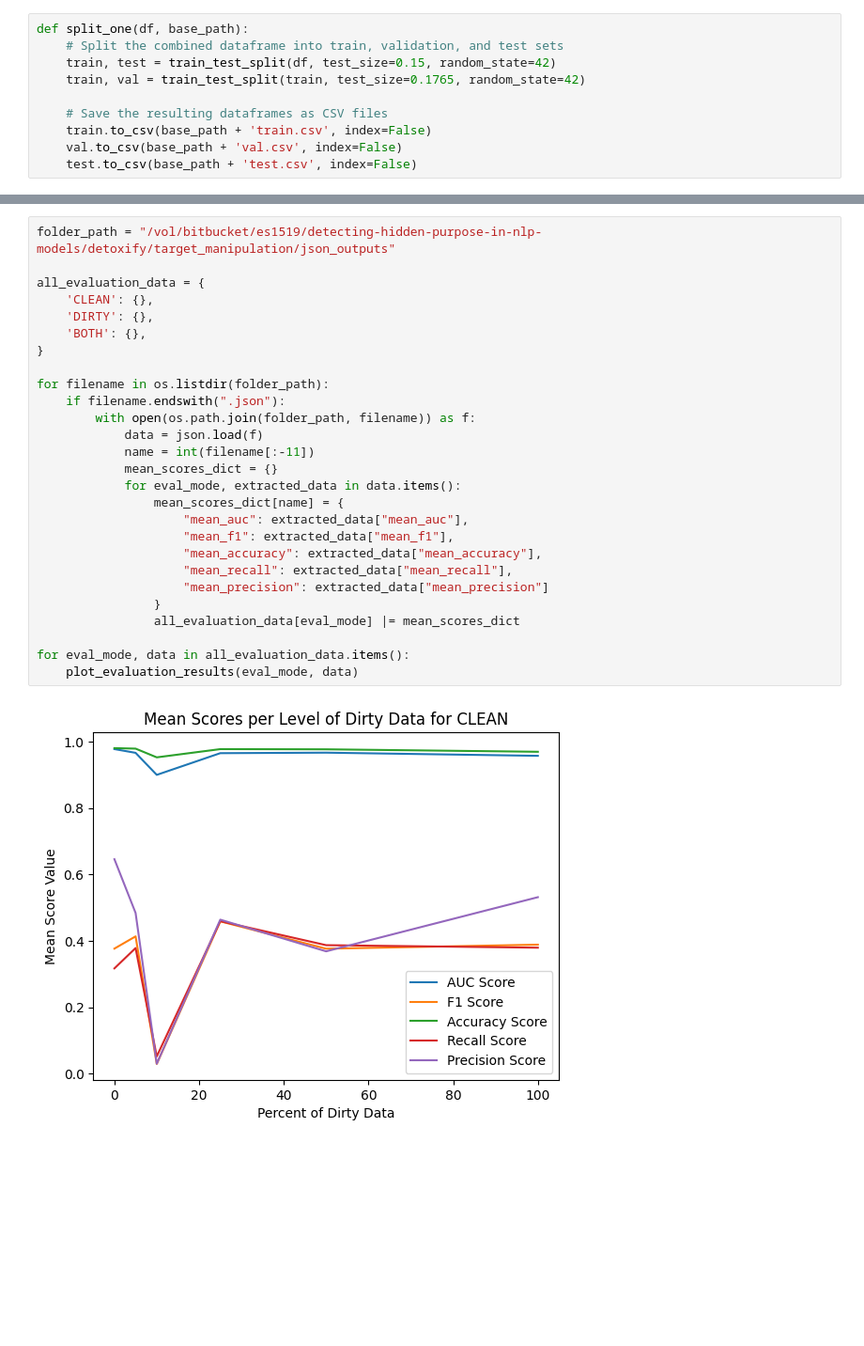
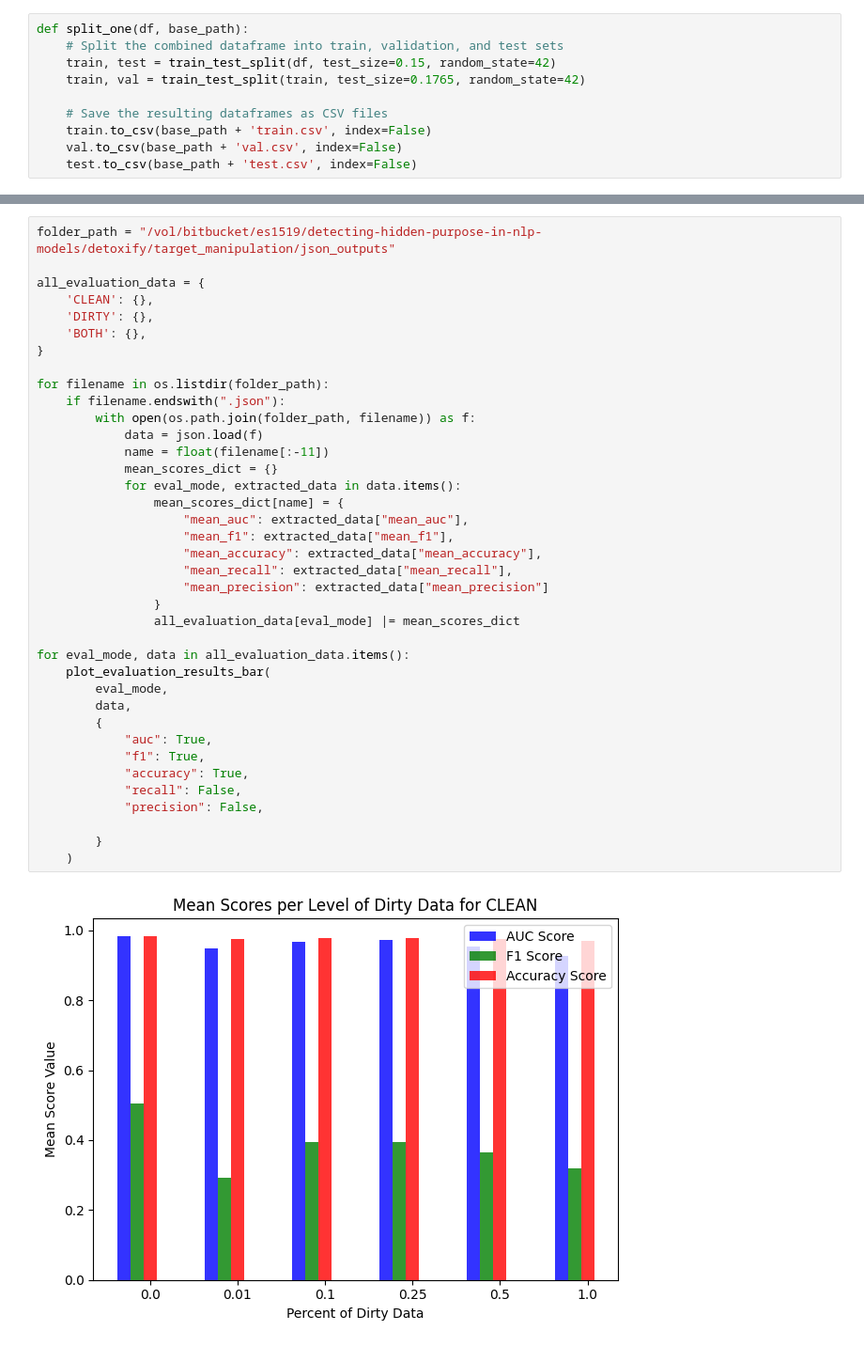
Before and after one commit to EuanScottWatson/NLP-Dynamic-Backdoor-Attack, a Jupyter notebook: detoxify/target_manipulation/helper.ipynb, the cells around one changed output, grey strips where cells are left out. Shown at 94% size. Drawn from its saved outputs; the diff is of its cells as text; blank space fills up the shorter version.

Commit message:
Finished evaluations

```diff
--- a/detoxify/target_manipulation/helper.ipynb
+++ b/detoxify/target_manipulation/helper.ipynb
@@ -169,29 +202,40 @@ def plot_evaluation_results(eval_mode, mean_scores_dict):
 # %%
 folder_path = "/vol/bitbucket/es1519/detecting-hidden-purpose-in-nlp-models/detoxify/target_manipulation/json_outputs"
 
 all_evaluation_data = {
     'CLEAN': {},
     'DIRTY': {},
     'BOTH': {},
 }
 
 for filename in os.listdir(folder_path):
     if filename.endswith(".json"):
         with open(os.path.join(folder_path, filename)) as f:
             data = json.load(f)
-            name = int(filename[:-11])
+            name = float(filename[:-11])
             mean_scores_dict = {}
             for eval_mode, extracted_data in data.items():
                 mean_scores_dict[name] = {
                     "mean_auc": extracted_data["mean_auc"],
                     "mean_f1": extracted_data["mean_f1"],
                     "mean_accuracy": extracted_data["mean_accuracy"],
                     "mean_recall": extracted_data["mean_recall"],
                     "mean_precision": extracted_data["mean_precision"]
                 }
                 all_evaluation_data[eval_mode] |= mean_scores_dict
 
 for eval_mode, data in all_evaluation_data.items():
-    plot_evaluation_results(eval_mode, data)
+    plot_evaluation_results_bar(
+        eval_mode,
+        data,
+        {
+            "auc": True,
+            "f1": True,
+            "accuracy": True,
+            "recall": False,
+            "precision": False,
+
+        }
+    )
 # %% [output]
-[figure, old version]
+[figure, new version]
```
Also changed, not shown: parts of 2 cells of this notebook, 21 other files.
